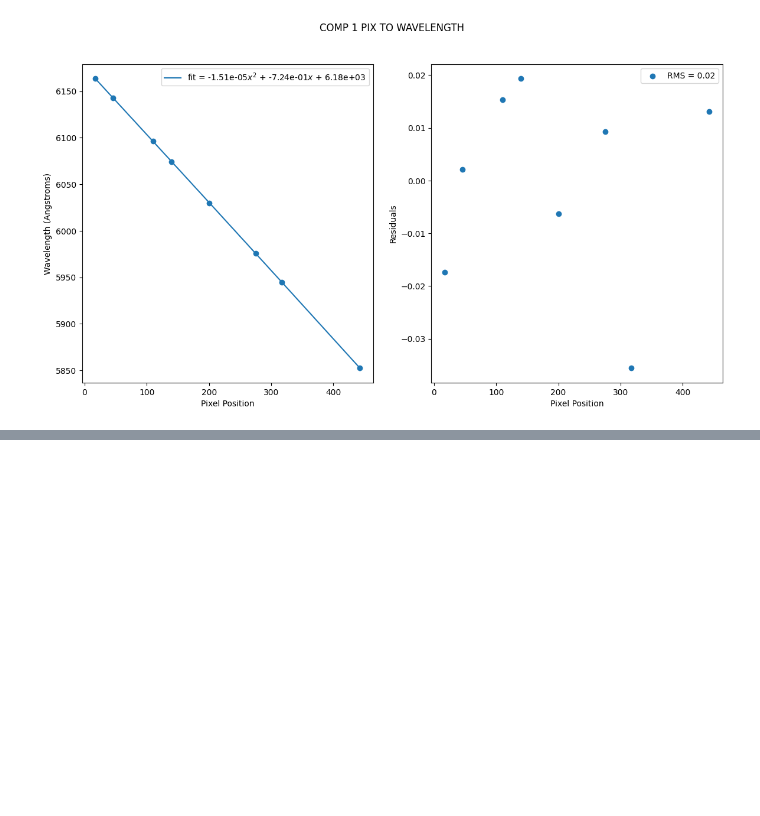
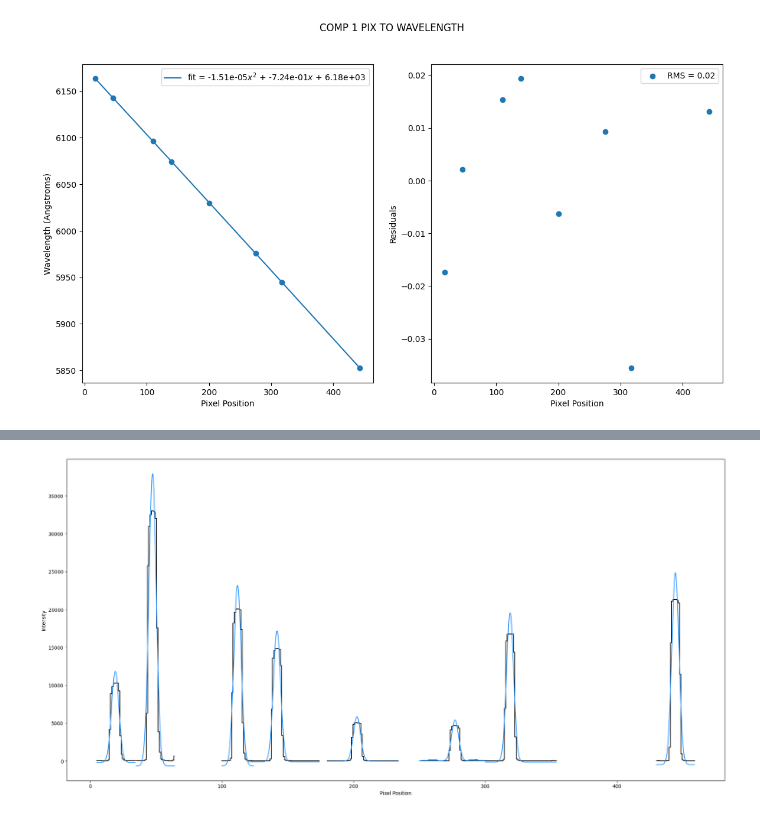
Before and after one commit to collinsinclair/astr-3520-final-project, a Jupyter notebook: analysis/wavelength-solution.ipynb, the cells around one changed output, grey strips where cells are left out. Drawn from its saved outputs; the diff is of its cells as text; code cells hidden in the pictures; blank space fills up the shorter version.

```diff
--- a/analysis/wavelength-solution.ipynb
+++ b/analysis/wavelength-solution.ipynb
@@ -88,0 +118,29 @@ plt.savefig("../plots/comp_1_pix_to_wavelength.png", dpi=300)
+# %%
+comp_2_starts_stops = [(5, 35), (35, 65), (100, 125), (120, 175), (180, 235), (250, 305), (300, 355), (430, 460)]
+comp_2_wavelengths = [6163.59, 6143.06, 6096.16, 6074.34, 6030, 5975.53, 5944.83, 5852.49]
+comp_2_centroids = []
+comp_2_fwhm = []
+
+fig, ax = plt.subplots(1, 1, figsize=(20, 10), sharex="all")
+
+for idx, (start, stop) in enumerate(comp_2_starts_stops):
+    x = np.arange(start, stop)
+    y = comp_lamps_2[start:stop, 924:1124].mean(axis=1)
+
+    line_model = models.Gaussian1D(amplitude=y.max(), mean=np.median(x),
+                                   stddev=np.std(x)) + models.Const1D(amplitude=y.min())
+    fitted_line = fitfunc(line_model, x, y)
+
+    ax.step(x, y, label='Data', where='mid',
+            color='black')  ## we use 'step' for the plotting to illustrate the discrete nature of the pixels
+    dummyx = np.linspace(x.min(), x.max(),
+                         200)  ## dummy variable for showing full shape of model function oversampling pixels
+    ax.plot(dummyx, fitted_line(dummyx), '-', label='Fitted Model', color='dodgerblue')
+    # print(fitted_line.mean_0.value)
+    comp_2_centroids.append(fitted_line.mean_0.value)
+    comp_2_fwhm.append(fitted_line.stddev_0.value * np.sqrt(np.log(256)))
+ax.set_xlabel("Pixel Position")
+ax.set_ylabel("Intensity")
+fig.tight_layout()
+# %% [output]
+[figure, added]
```
Also changed, not shown: parts of 3 cells of this notebook, 4 other files.
